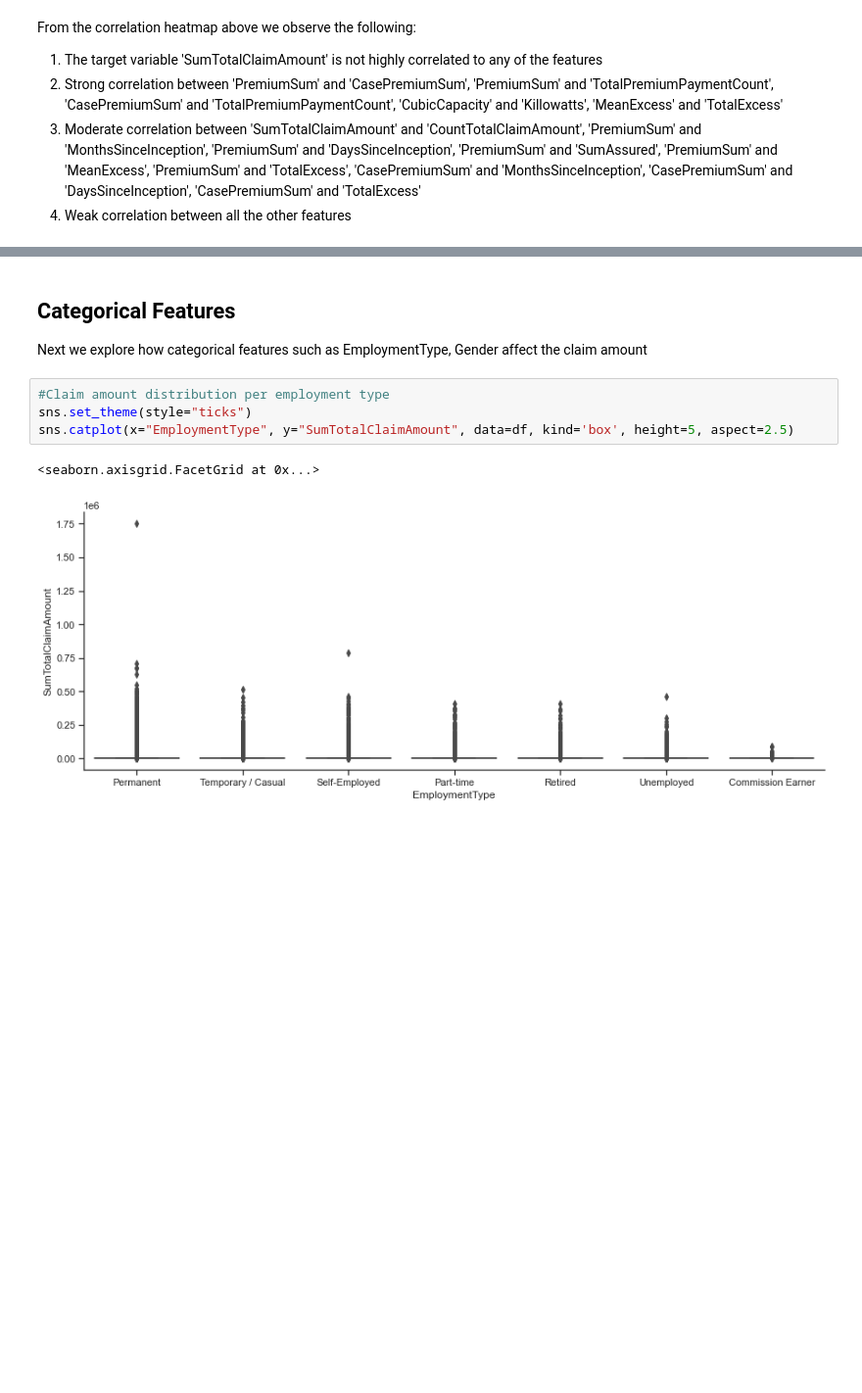
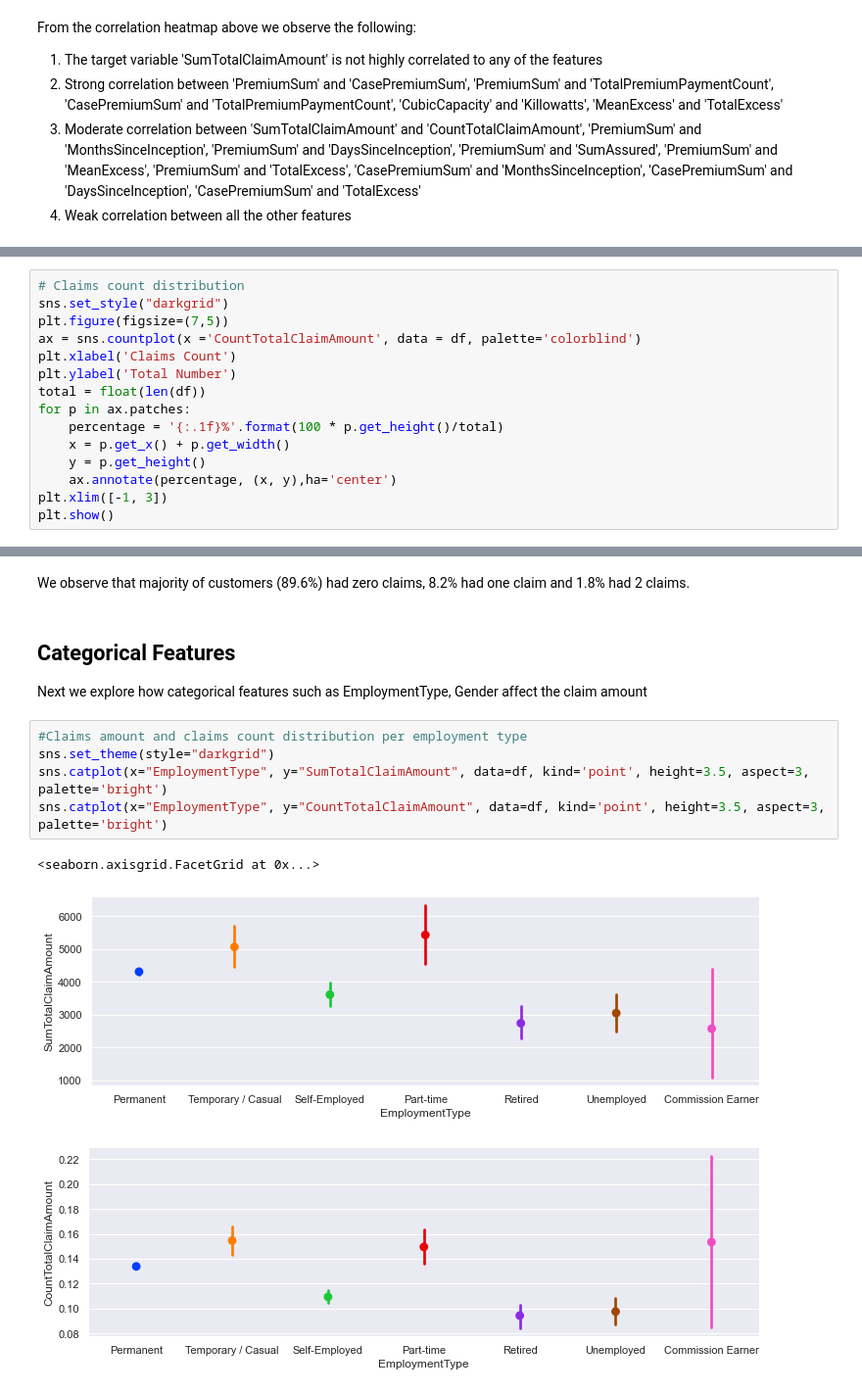
Before and after one commit to Pheelog/Insurance-Claim-Modelling, a Jupyter notebook: Hudson_EDA.ipynb, the cells around one changed output, grey strips where cells are left out. Shown at 98% size. Drawn from its saved outputs; the diff is of its cells as text; blank space fills up the shorter version.

```diff
--- a/Hudson_EDA.ipynb
+++ b/Hudson_EDA.ipynb
@@ -197,0 +203,15 @@ From the correlation heatmap above we observe the following:
+# %%
+# Claims count distribution
+sns.set_style("darkgrid")
+plt.figure(figsize=(7,5))
+ax = sns.countplot(x ='CountTotalClaimAmount', data = df, palette='colorblind')
+plt.xlabel('Claims Count')
+plt.ylabel('Total Number')
+total = float(len(df))
+for p in ax.patches:
+    percentage = '{:.1f}%'.format(100 * p.get_height()/total)
+    x = p.get_x() + p.get_width()
+    y = p.get_height()
+    ax.annotate(percentage, (x, y),ha='center')
+plt.xlim([-1, 3])
+plt.show()
@@ -198,11 +220,15 @@ From the correlation heatmap above we observe the following:
+# %% [markdown]
+We observe that majority of customers (89.6%) had zero claims, 8.2% had one claim and 1.8% had 2 claims.
 # %% [markdown]
 ## Categorical Features
 Next we explore how categorical features such as EmploymentType, Gender affect the claim amount
 # %%
-#Claim amount distribution per employment type
-sns.set_theme(style="ticks")
-sns.catplot(x="EmploymentType", y="SumTotalClaimAmount", data=df, kind='box', height=5, aspect=2.5)
+#Claims amount and claims count distribution per employment type
+sns.set_theme(style="darkgrid")
+sns.catplot(x="EmploymentType", y="SumTotalClaimAmount", data=df, kind='point', height=3.5, aspect=3, palette='bright')
+sns.catplot(x="EmploymentType", y="CountTotalClaimAmount", data=df, kind='point', height=3.5, aspect=3, palette='bright')
 # %% [output]
 <seaborn.axisgrid.FacetGrid at 0x...>
-[figure, old version]
+[figure, new version]
+[figure, added]
 # %% [markdown]
```
Also changed, not shown: parts of 78 cells of this notebook.
